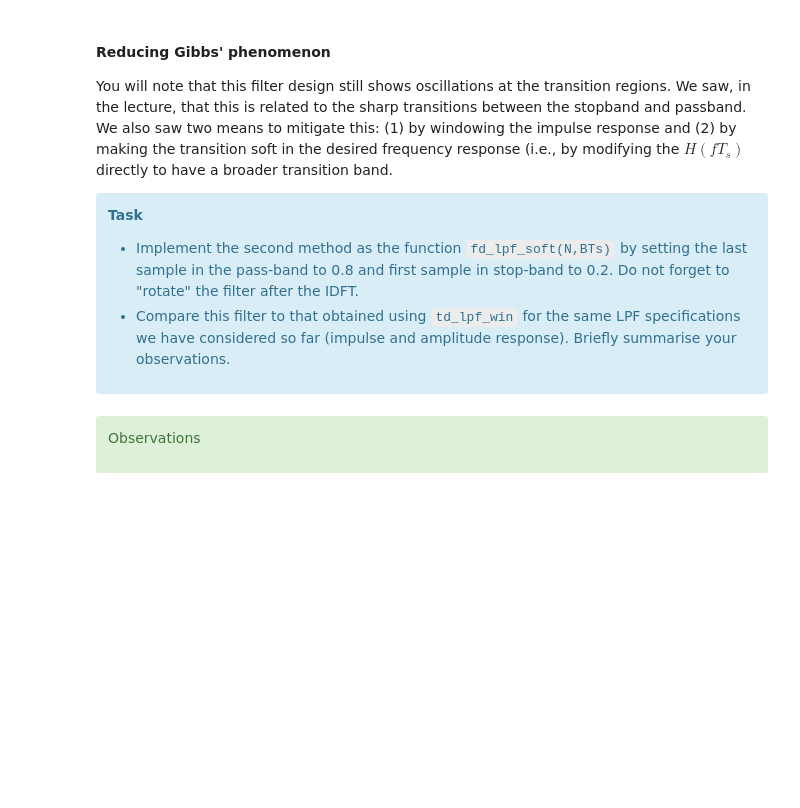
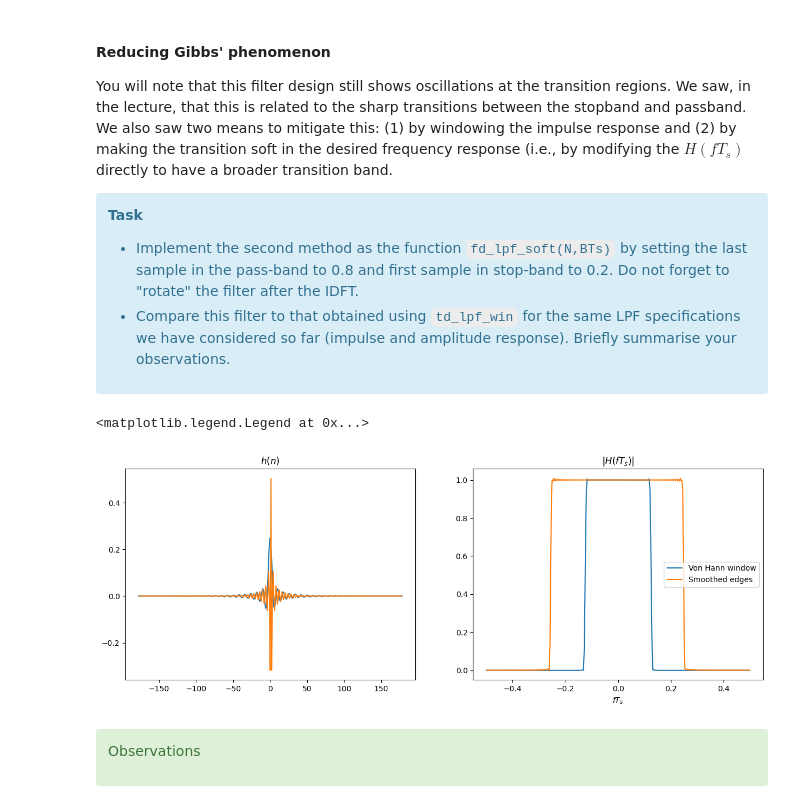
Before and after one commit to vbelpair/Ugent, a Jupyter notebook: Medical_Signal_Processing_and_Statistics/assignment_4/ex04_vincent.ipynb, the cells around one changed output. Cells and saved outputs as stored; diff of their text form; code cells hidden in the pictures; blank space fills up the shorter version.

```diff
--- a/Medical_Signal_Processing_and_Statistics/assignment_4/ex04_vincent.ipynb
+++ b/Medical_Signal_Processing_and_Statistics/assignment_4/ex04_vincent.ipynb
@@ -347,3 +343,57 @@ def fd_lpf_soft(N,BTs):
+# %%
+# Frequency-domain design with soft transition bands
+def fd_lpf_soft(N,BTs):
+    fTsStep = 1/(2*N)
+
+    # positive frequencies
+    fTspos = np.linspace(0, 1/2, N+1)
+    Hpos = np.where(fTspos <= BTs, 1.0, 0.0)
+    Hpos[np.where(Hpos == 1)[0][-1]] = 0.8
+    Hpos[np.where(Hpos == 0)[0][0]] = 0.2
+
+    # negative frequencies
+    fTsneg = np.linspace(-1/2+fTsStep, -fTsStep, N-1)
+    Hneg = np.where(np.abs(fTsneg) <= BTs, 1.0, 0.0)
+    Hneg[np.where(Hneg == 1)[0][0]] = 0.8
+    Hneg[np.where(Hneg == 0)[0][-1]] = 0.2
+
+    H = np.concatenate((Hneg, Hpos))
+
+    n, hSoft = np.linspace(-N+1,N, 2*N), fft.fftshift(fft.ifft(H))
+
+    return hSoft
+
+# Filter design, amplitude response plot, comparison to `td_lpf_win`
+N, BTs = 128, 0.25
+hwin, nwin = td_lpf_win(N, BTs)
+#hwin = fft.fftshift(hwin)
+hSoft = fd_lpf_soft(N, BTs)
+zeros = np.zeros(50)
+hwin = np.concatenate((zeros, hwin, zeros))
+hSoft = np.concatenate((zeros, hSoft, zeros))
+n = np.linspace(-N-49,N+50, 2*(N+50))
+nwin = np.linspace(-N-50,N+50, 2*(N+50)+1)
+
+fTswin = fft.fftshift(fft.fftfreq(hwin.size))
+fTsSoft = fft.fftshift(fft.fftfreq(hSoft.size))
+Hwin = fft.fftshift(fft.fft(hwin))
+HSoft = fft.fft(hSoft)
+
+figure, (ax1, ax2) = plt.subplots(ncols=2, figsize=(15,5))
+
+ax1.plot(nwin, hwin, label='Von Hann window')
+ax1.plot(n, hSoft, label='Smoothed edges')
+ax1.set_title('$h(n)$')
+
+ax2.plot(fTswin, abs(Hwin), label='Von Hann window')
+ax2.plot(fTsSoft, abs(HSoft), label='Smoothed edges')
+ax2.set_xlabel('$fT_s$')
+ax2.set_title('$|H(fT_s)|$')
+
+plt.legend()
+# %% [output]
+<matplotlib.legend.Legend at 0x...>
+[figure, added]
 # %% [markdown]
 <div class="alert alert-success">
 
```
Also changed, not shown: parts of 9 cells of this notebook.
